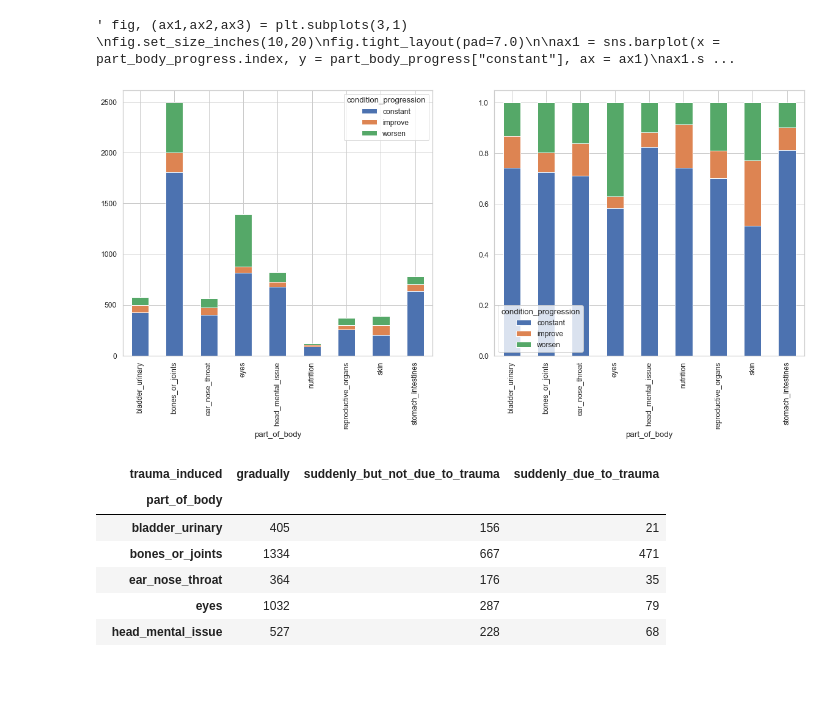
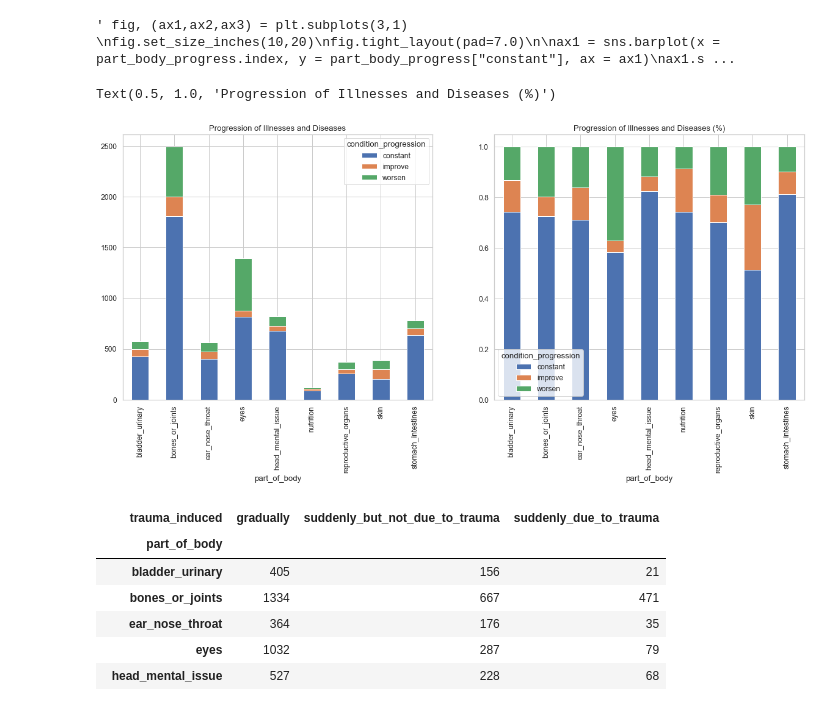
Before and after one commit to hamzabacc/puente, a Jupyter notebook: EDA.ipynb, the cells around one changed output. Saved outputs shown, nothing was run; the diff lists cells and outputs as text; code cells hidden in the pictures; blank space fills up the shorter version.

```diff
--- a/EDA.ipynb
+++ b/EDA.ipynb
@@ -450,10 +450,13 @@ ax3.set_ylabel("Worsened Progression Count")
 # %%
 fig, (ax1, ax2) = plt.subplots(1,2)
 fig.set_size_inches(20,8)
 ax1 = part_body_progress.plot(kind = "bar", stacked = True, ax = ax1)
+ax1.set_title("Progression of Illnesses and Diseases")
 ax2 = body_progress_percent.plot(kind = "bar", stacked = True, ax = ax2)
+ax2.set_title("Progression of Illnesses and Diseases (%)")
 # %% [output]
+Text(0.5, 1.0, 'Progression of Illnesses and Diseases (%)')
-[figure, old version]
+[figure, new version]
 # %%
 body_trauma_induced = pd.crosstab(index = eval_med["part_of_body"], columns = eval_med["trauma_induced"])
 body_trauma_induced
```
Also changed, not shown: parts of 12 cells of this notebook.
